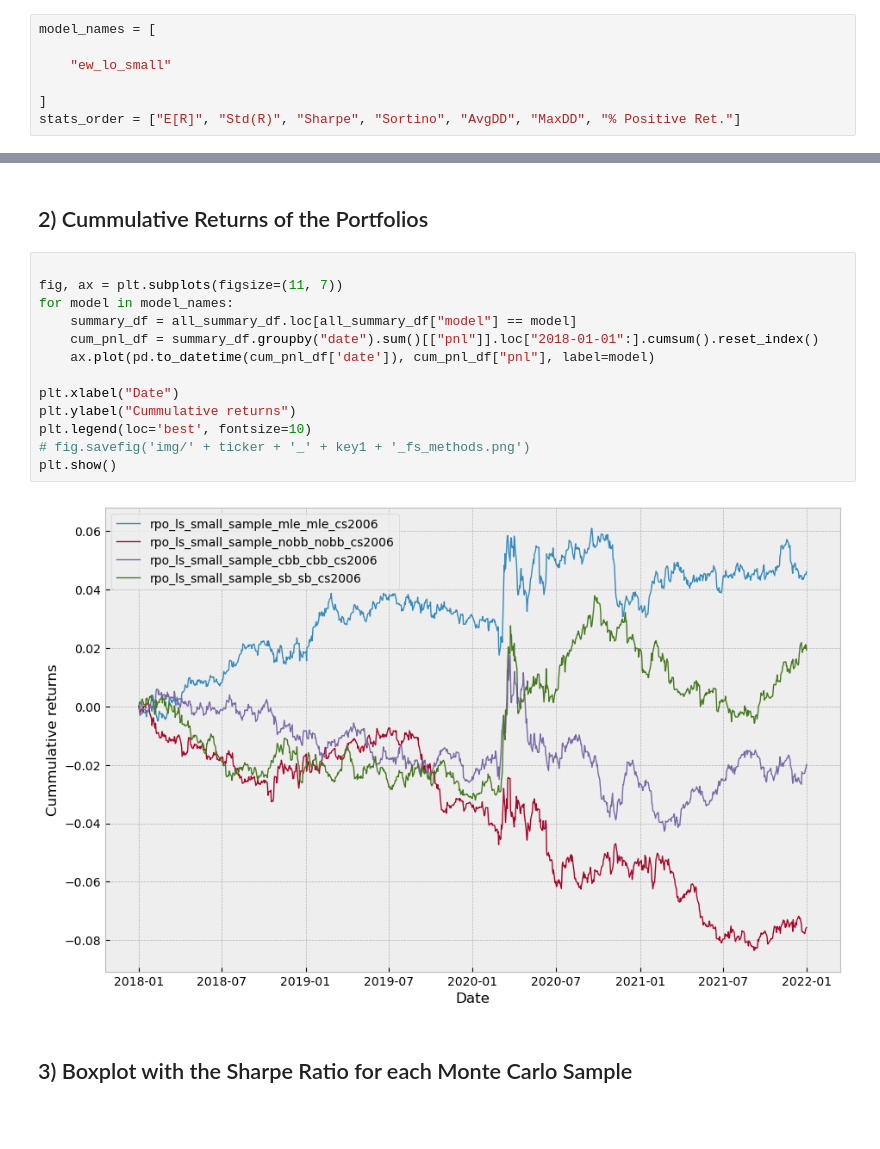
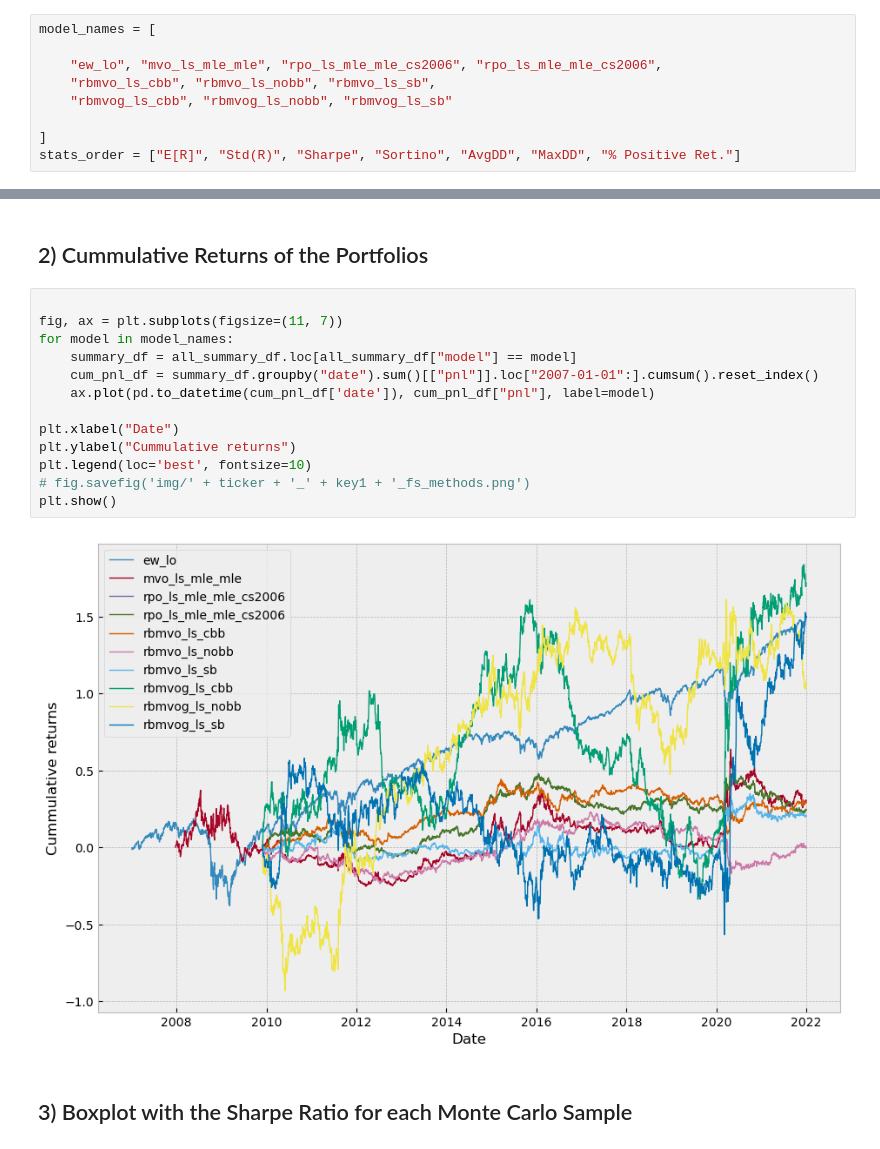
Before and after one commit to dcuoliveira/rpowbe, a Jupyter notebook: src/results_report.ipynb, the cells around one changed output, grey strips where cells are left out. Cells and saved outputs as stored; diff of their text form; blank space fills up the shorter version.

```diff
--- a/src/results_report.ipynb
+++ b/src/results_report.ipynb
@@ -13,7 +13,9 @@ plt.rcParams['lines.linewidth'] = 1
 # %%
 model_names = [
 
-    "ew_lo_small"
+    "ew_lo", "mvo_ls_mle_mle", "rpo_ls_mle_mle_cs2006", "rpo_ls_mle_mle_cs2006",
+    "rbmvo_ls_cbb", "rbmvo_ls_nobb", "rbmvo_ls_sb",
+    "rbmvog_ls_cbb", "rbmvog_ls_nobb", "rbmvog_ls_sb"
 
 ]
 stats_order = ["E[R]", "Std(R)", "Sharpe", "Sortino", "AvgDD", "MaxDD", "% Positive Ret."]
@@ -73,18 +88,18 @@ rpo\_ls\_small\_sample\_nobb\_nobb\_cs2006 & -1.839546 & 2.388009 & -0.770326 &
 # %%
 
 fig, ax = plt.subplots(figsize=(11, 7))
 for model in model_names:
     summary_df = all_summary_df.loc[all_summary_df["model"] == model]
-    cum_pnl_df = summary_df.groupby("date").sum()[["pnl"]].loc["2018-01-01":].cumsum().reset_index()
+    cum_pnl_df = summary_df.groupby("date").sum()[["pnl"]].loc["2007-01-01":].cumsum().reset_index()
     ax.plot(pd.to_datetime(cum_pnl_df['date']), cum_pnl_df["pnl"], label=model)
 
 plt.xlabel("Date")
 plt.ylabel("Cummulative returns")
 plt.legend(loc='best', fontsize=10)
 # fig.savefig('img/' + ticker + '_' + key1 + '_fs_methods.png')
 plt.show()
 # %% [output]
-[figure, old version]
+[figure, new version]
 # %% [markdown]
 ## 3) Boxplot with the Sharpe Ratio for each Monte Carlo Sample
 # %% [markdown]
```
Also changed, not shown: parts of 2 cells of this notebook.
